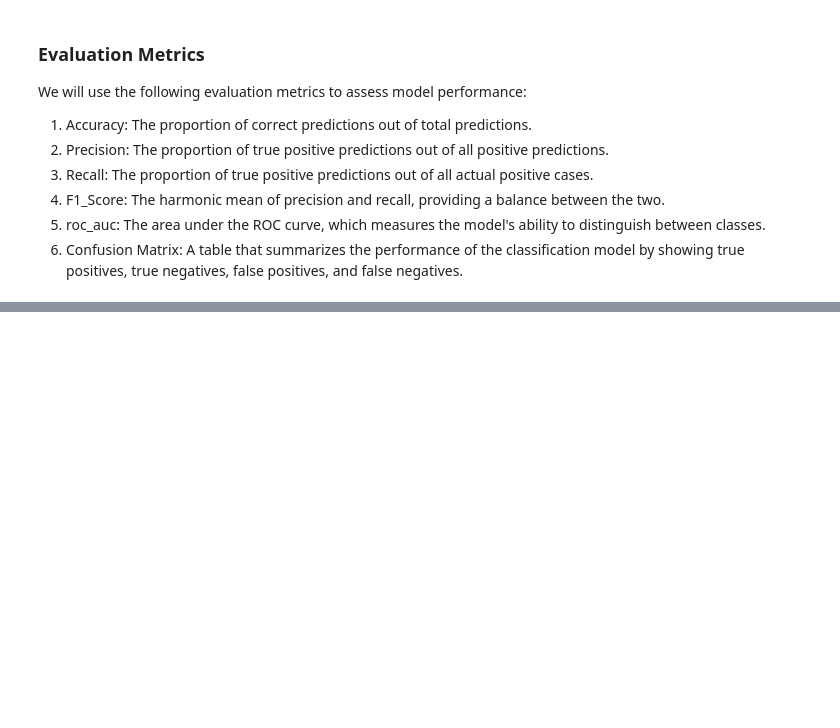
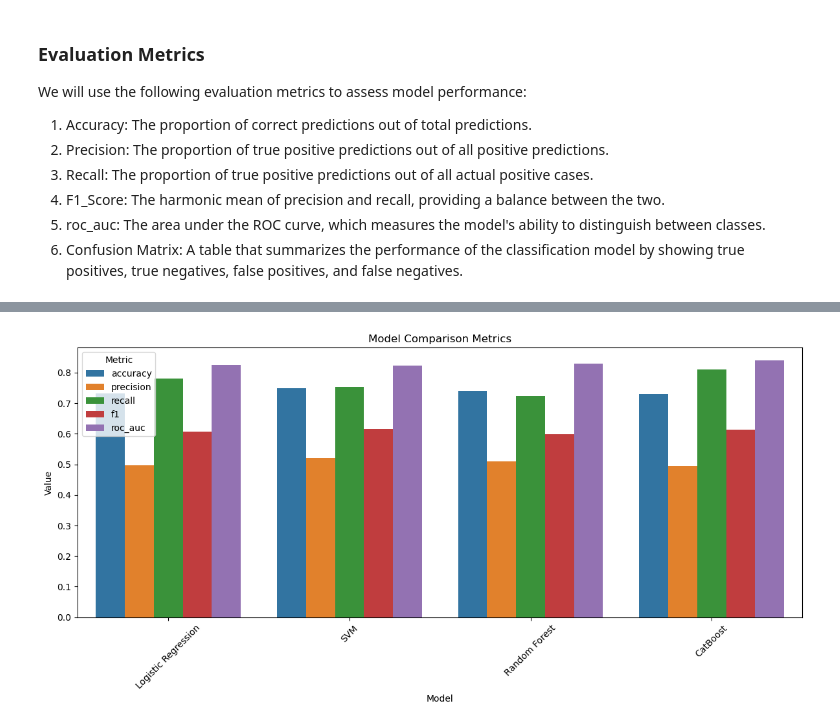
Before and after one commit to devmarkpro/telco-customer-churn-ml-project, a Jupyter notebook: customer_churn_prediction_model_comparison.ipynb, the cells around one changed output, grey strips where cells are left out. Cells and saved outputs as stored; diff of their text form; code cells hidden in the pictures; blank space fills up the shorter version.

Commit message:
Add final report

```diff
--- a/customer_churn_prediction_model_comparison.ipynb
+++ b/customer_churn_prediction_model_comparison.ipynb
@@ -1378,0 +937,3 @@ Best parameters for Logistic Regression: {'C': 10}
+# %%
+train_pool = Pool(cb_X_train, cb_y_train, cat_features=categorical_features)
+test_pool = Pool(cb_X_test, cb_y_test, cat_features=categorical_features)
@@ -1378,0 +1006,26 @@ Best parameters for Logistic Regression: {'C': 10}
+# %%
+# evaluation of CatBoost Classifier
+cb_y_pred = cb_grid_search.predict(cb_X_test)
+
+cb_y_proba = cb_grid_search.predict_proba(cb_X_test)[:, 1]
+cb_fpr, cb_tpr, _ = roc_curve(cb_y_test, cb_y_proba)
+cb_roc_auc = roc_auc_score(cb_y_test, cb_y_proba)
+
+results["CatBoost"] = {
+    "values": {
+        "accuracy": accuracy_score(cb_y_test, cb_y_pred),
+        "precision": precision_score(cb_y_test, cb_y_pred),
+        "recall": recall_score(cb_y_test, cb_y_pred),
+        "f1": f1_score(cb_y_test, cb_y_pred),
+        "roc_auc": roc_auc_score(cb_y_test, cb_grid_search.predict_proba(cb_X_test)[:, 1]),
+    },
+    "roc_curve": {
+        "fpr": cb_fpr,
+        "tpr": cb_tpr,
+        "roc_auc": cb_roc_auc,
+    },
+    "confusion_matrix": confusion_matrix(cb_y_test, cb_y_pred),
+    "model": cb_grid_search.best_estimator_,
+    "params": cb_grid_search.best_params_,
+}
+print(classification_report(cb_y_test, cb_y_pred))
@@ -1378,0 +1048,15 @@ Best parameters for Logistic Regression: {'C': 10}
+# %%
+# comparision of model metrics
+dynamic_df = pd.DataFrame.from_dict(
+    {k: v["values"] for k, v in results.items()},
+    orient='index'
+).reset_index().rename(columns={'index': 'Model'})
+dynamic_df = dynamic_df.melt(id_vars='Model', var_name='Metric', value_name='Value')
+plt.figure(figsize=(12, 6))
+sns.barplot(data=dynamic_df, x='Model', y='Value', hue='Metric')
+plt.title('Model Comparison Metrics')
+plt.xticks(rotation=45)
+plt.tight_layout()
+plt.show()
+# %% [output]
+[figure, added]
```
Also changed, not shown: parts of 101 cells of this notebook, 19 other files.
